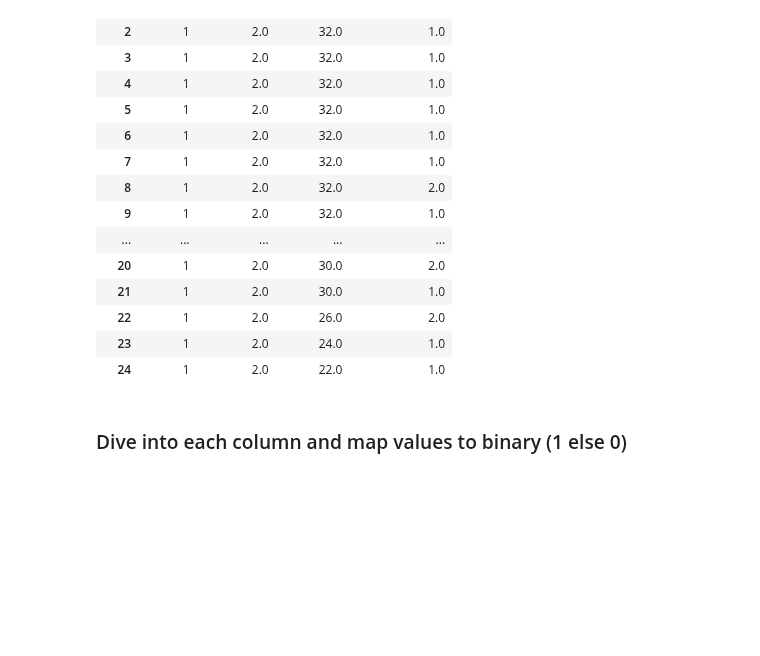
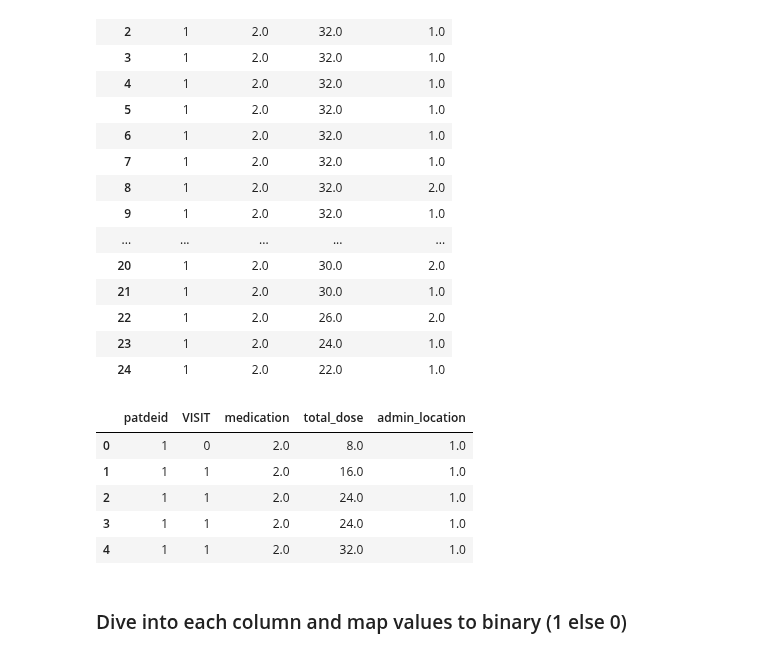
Before and after one commit to DanHerman212/oud_treatment_outcome, a Jupyter notebook: notebooks/Level_1_cleaning_feature_engineering/1-medication.ipynb, the cells around one changed output. Drawn from its saved outputs; the diff is of its cells as text; code cells hidden in the pictures; blank space fills up the shorter version.

```diff
--- a/notebooks/Level_1_cleaning_feature_engineering/1-medication.ipynb
+++ b/notebooks/Level_1_cleaning_feature_engineering/1-medication.ipynb
@@ -155,6 +158,24 @@ m.loc[m.patdeid==1].groupby('VISIT').agg('first')
 | 22 | 1 | 2.0 | 26.0 | 2.0 |
 | 23 | 1 | 2.0 | 24.0 | 1.0 |
 | 24 | 1 | 2.0 | 22.0 | 1.0 |
+# %%
+# back fill nan in medication column
+m['medication'] = m['medication'].fillna(method='bfill')
+
+# for total dose column replace '0.0' with NaN
+m['total_dose'] = m['total_dose'].replace(0.0, np.nan)
+
+# for total dose column, front fill nan values
+m['total_dose'] = m['total_dose'].fillna(method='ffill')
+# %%
+m[:5]
+# %% [output]
+|  | patdeid | VISIT | medication | total_dose | admin_location |
+| 0 | 1 | 0 | 2.0 | 8.0 | 1.0 |
+| 1 | 1 | 1 | 2.0 | 16.0 | 1.0 |
+| 2 | 1 | 1 | 2.0 | 24.0 | 1.0 |
+| 3 | 1 | 1 | 2.0 | 24.0 | 1.0 |
+| 4 | 1 | 1 | 2.0 | 32.0 | 1.0 |
 # %% [markdown]
 ### Dive into each column and map values to binary (1 else 0)
 # %%
```
Also changed, not shown: parts of 23 cells of this notebook, 22 other files.
